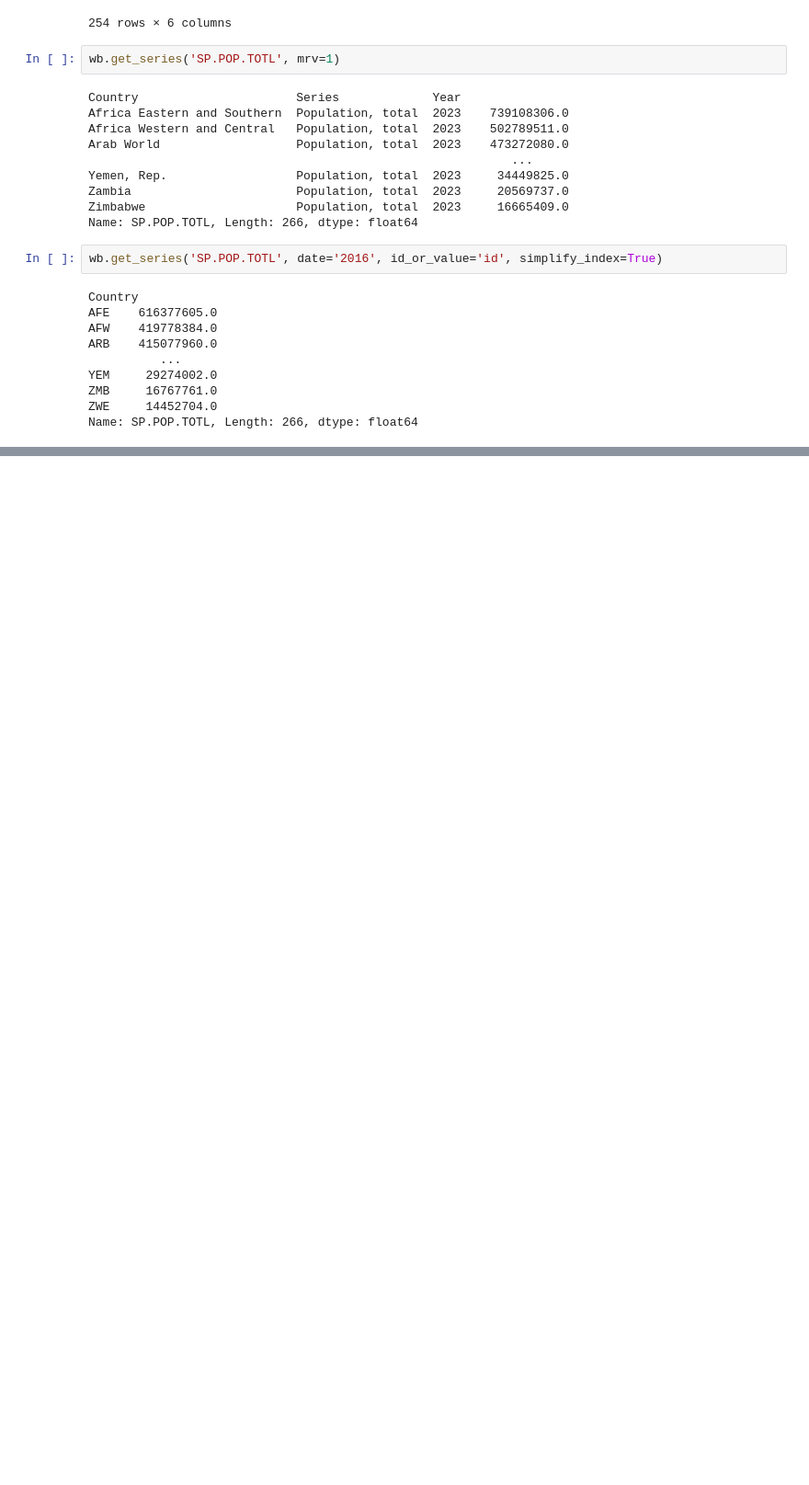
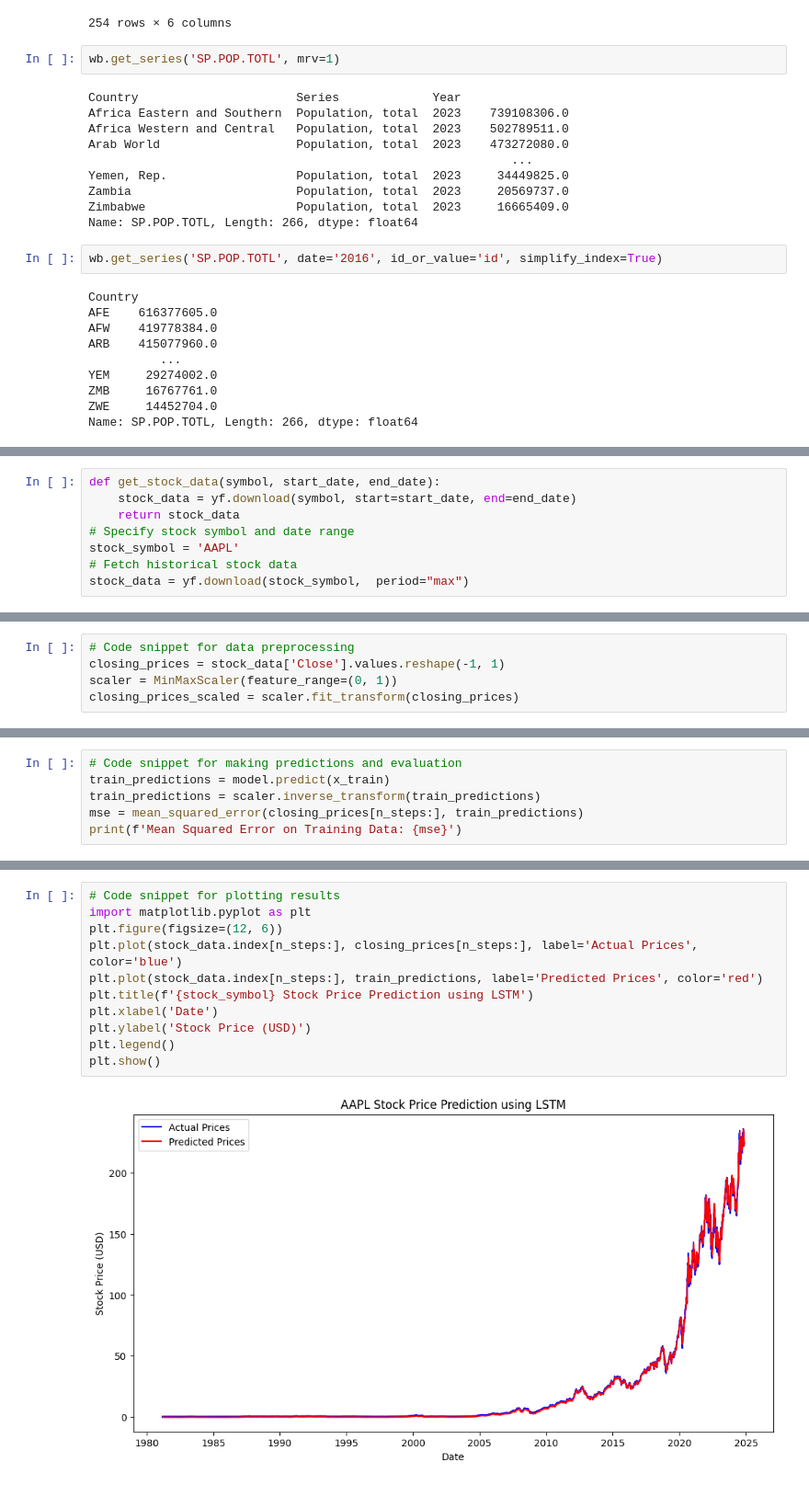
Before and after one commit to maferelo/experimental, a Jupyter notebook: python/scrape/predict.ipynb, the cells around one changed output, grey strips where cells are left out. Shown at 92% size. Saved outputs shown, nothing was run; the diff lists cells and outputs as text; blank space fills up the shorter version.

```diff
--- a/python/scrape/predict.ipynb
+++ b/python/scrape/predict.ipynb
@@ -91,0 +175,8 @@ driver.save_screenshot("screenshot.png")
+# %%
+def get_stock_data(symbol, start_date, end_date):
+    stock_data = yf.download(symbol, start=start_date, end=end_date)
+    return stock_data
+# Specify stock symbol and date range
+stock_symbol = 'AAPL'
+# Fetch historical stock data
+stock_data = yf.download(stock_symbol,  period="max")
@@ -91,0 +185,5 @@ driver.save_screenshot("screenshot.png")
+# %%
+# Code snippet for data preprocessing
+closing_prices = stock_data['Close'].values.reshape(-1, 1)
+scaler = MinMaxScaler(feature_range=(0, 1))
+closing_prices_scaled = scaler.fit_transform(closing_prices)
@@ -91,0 +260,6 @@ driver.save_screenshot("screenshot.png")
+# %%
+# Code snippet for making predictions and evaluation
+train_predictions = model.predict(x_train)
+train_predictions = scaler.inverse_transform(train_predictions)
+mse = mean_squared_error(closing_prices[n_steps:], train_predictions)
+print(f'Mean Squared Error on Training Data: {mse}')
@@ -91,0 +269,13 @@ driver.save_screenshot("screenshot.png")
+# %%
+# Code snippet for plotting results
+import matplotlib.pyplot as plt
+plt.figure(figsize=(12, 6))
+plt.plot(stock_data.index[n_steps:], closing_prices[n_steps:], label='Actual Prices', color='blue')
+plt.plot(stock_data.index[n_steps:], train_predictions, label='Predicted Prices', color='red')
+plt.title(f'{stock_symbol} Stock Price Prediction using LSTM')
+plt.xlabel('Date')
+plt.ylabel('Stock Price (USD)')
+plt.legend()
+plt.show()
+# %% [output]
+[figure, added]
```
Also changed, not shown: parts of 7 cells of this notebook, 1 other file.
